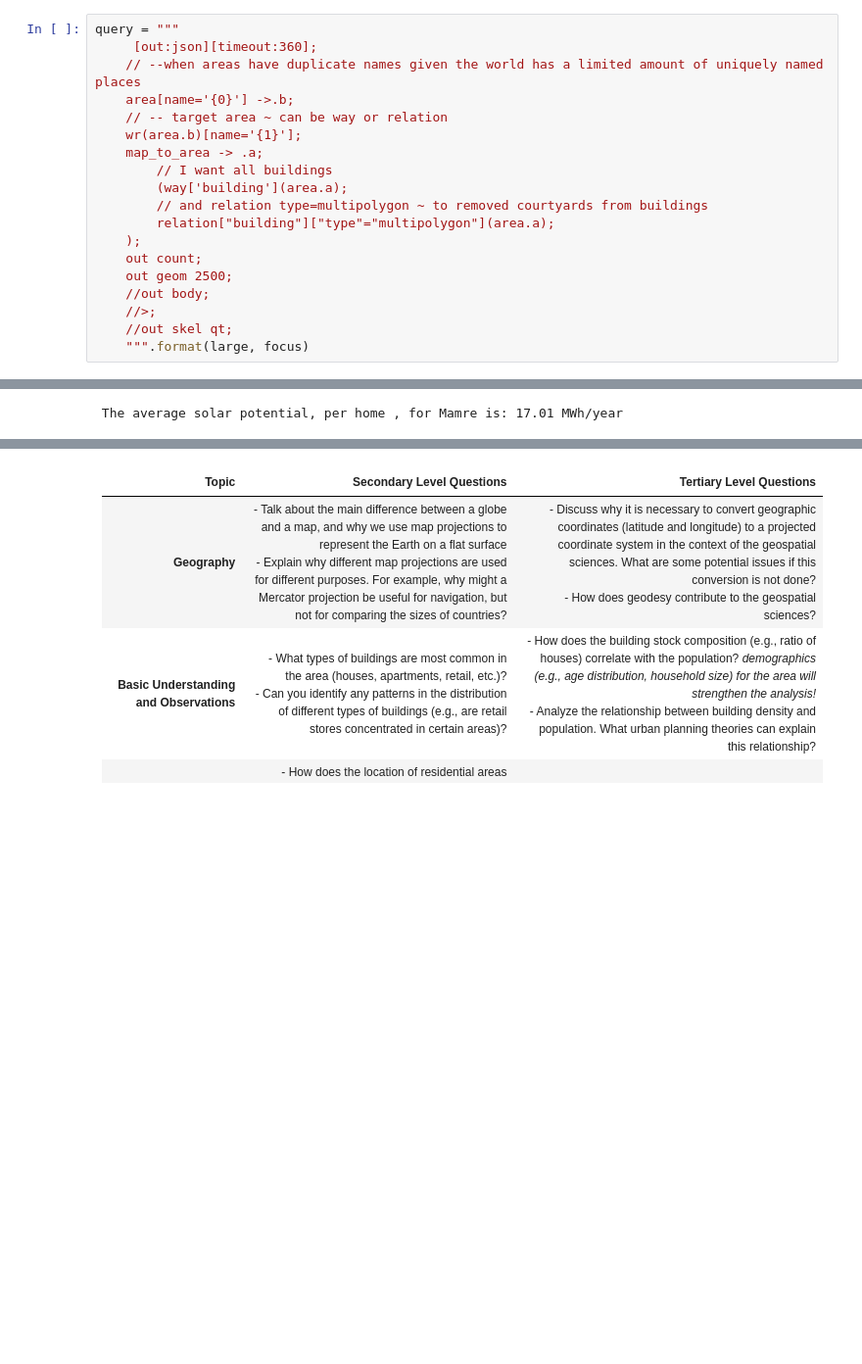
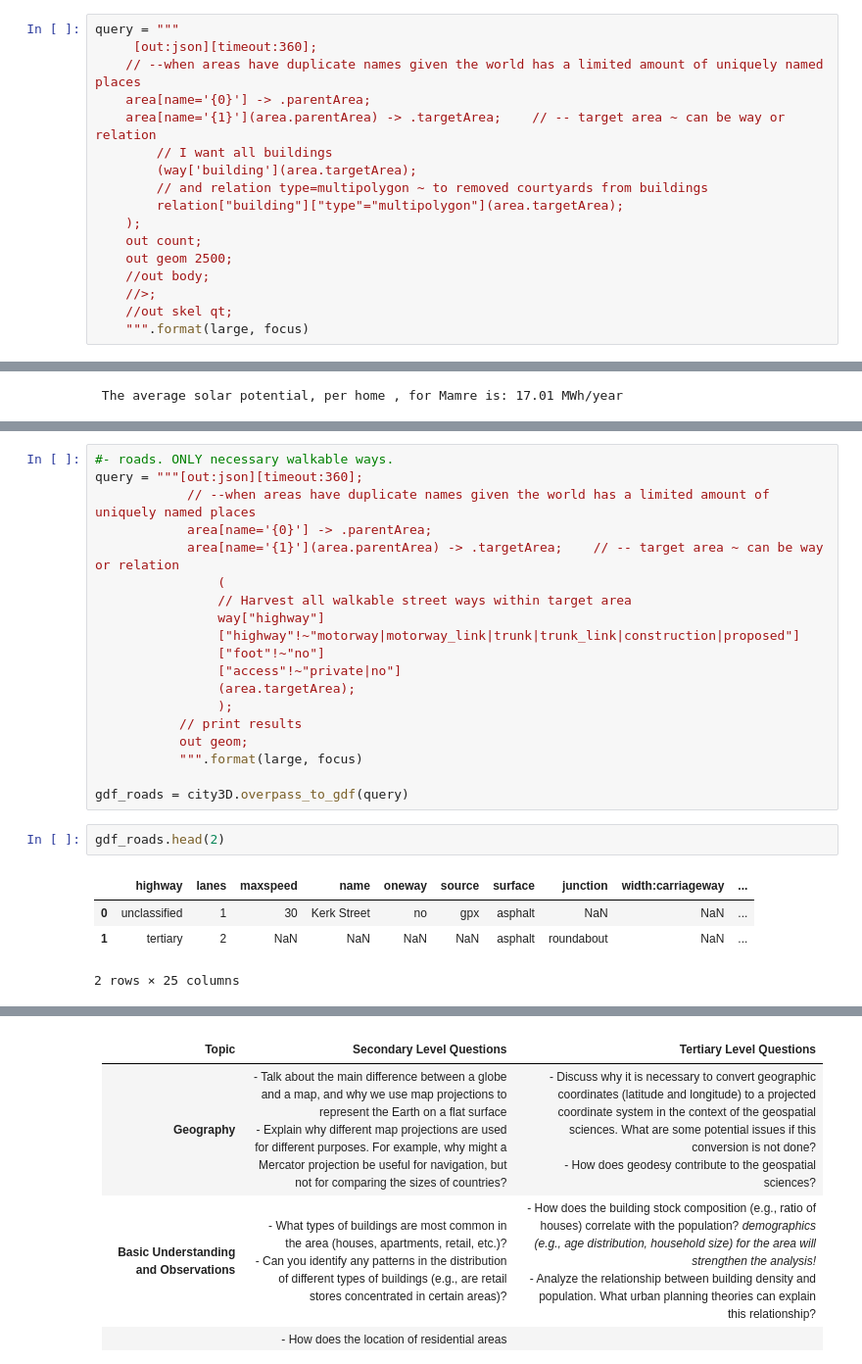
Before and after one commit to AdrianKriger/geo3D, a Jupyter notebook: village/interactiveOnly.ipynb, the cells around one changed output, grey strips where cells are left out. Shown at 98% size. Cells and saved outputs as stored; diff of their text form; blank space fills up the shorter version.

```diff
--- a/village/interactiveOnly.ipynb
+++ b/village/interactiveOnly.ipynb
@@ -85,14 +91,12 @@ osm_type = 'relation'
 query = """
      [out:json][timeout:360];
     // --when areas have duplicate names given the world has a limited amount of uniquely named places
-    area[name='{0}'] ->.b;
-    // -- target area ~ can be way or relation
-    wr(area.b)[name='{1}'];
-    map_to_area -> .a;
+    area[name='{0}'] -> .parentArea;
+    area[name='{1}'](area.parentArea) -> .targetArea;    // -- target area ~ can be way or relation
         // I want all buildings
-        (way['building'](area.a);
+        (way['building'](area.targetArea);
         // and relation type=multipolygon ~ to removed courtyards from buildings
-        relation["building"]["type"="multipolygon"](area.a);
+        relation["building"]["type"="multipolygon"](area.targetArea);
     );
     out count;
     out geom 2500;
@@ -1148,0 +1154,26 @@ Have a look at [**LoD2geo3D**](https://github.com/AdrianKriger/LoD2geo3D); to un
+# %%
+#- roads. ONLY necessary walkable ways.
+query = """[out:json][timeout:360];
+            // --when areas have duplicate names given the world has a limited amount of uniquely named places
+            area[name='{0}'] -> .parentArea;
+            area[name='{1}'](area.parentArea) -> .targetArea;    // -- target area ~ can be way or relation
+                (
+                // Harvest all walkable street ways within target area
+                way["highway"]
+                ["highway"!~"motorway|motorway_link|trunk|trunk_link|construction|proposed"]
+                ["foot"!~"no"]
+                ["access"!~"private|no"]
+                (area.targetArea);
+                );
+           // print results
+           out geom;
+           """.format(large, focus)
+
+gdf_roads = city3D.overpass_to_gdf(query)
+# %%
+gdf_roads.head(2)
+# %% [output]
+|  | highway | lanes | maxspeed | name | oneway | source | surface | junction | width:carriageway | ... |
+| 0 | unclassified | 1 | 30 | Kerk Street | no | gpx | asphalt | NaN | NaN | ... |
+| 1 | tertiary | 2 | NaN | NaN | NaN | NaN | asphalt | roundabout | NaN | ... |
+2 rows × 25 columns
```
Also changed, not shown: parts of 37 cells of this notebook, 2 other files.
